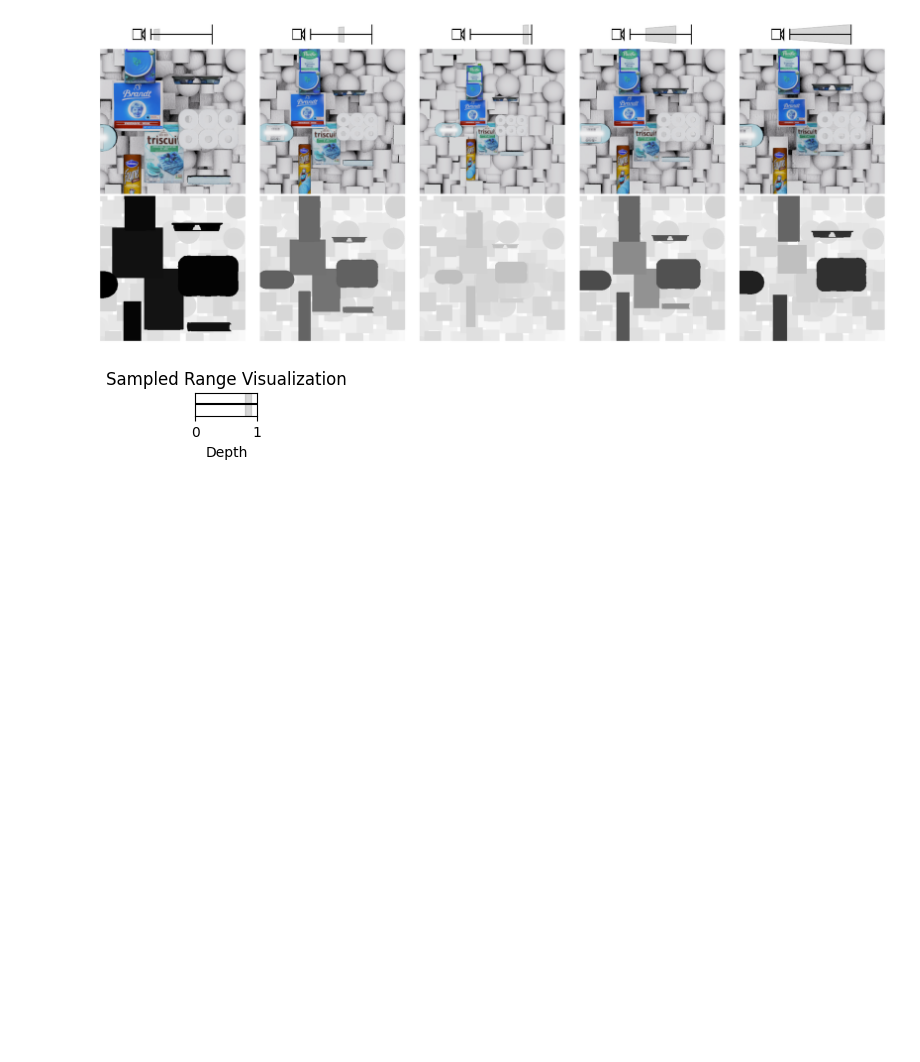
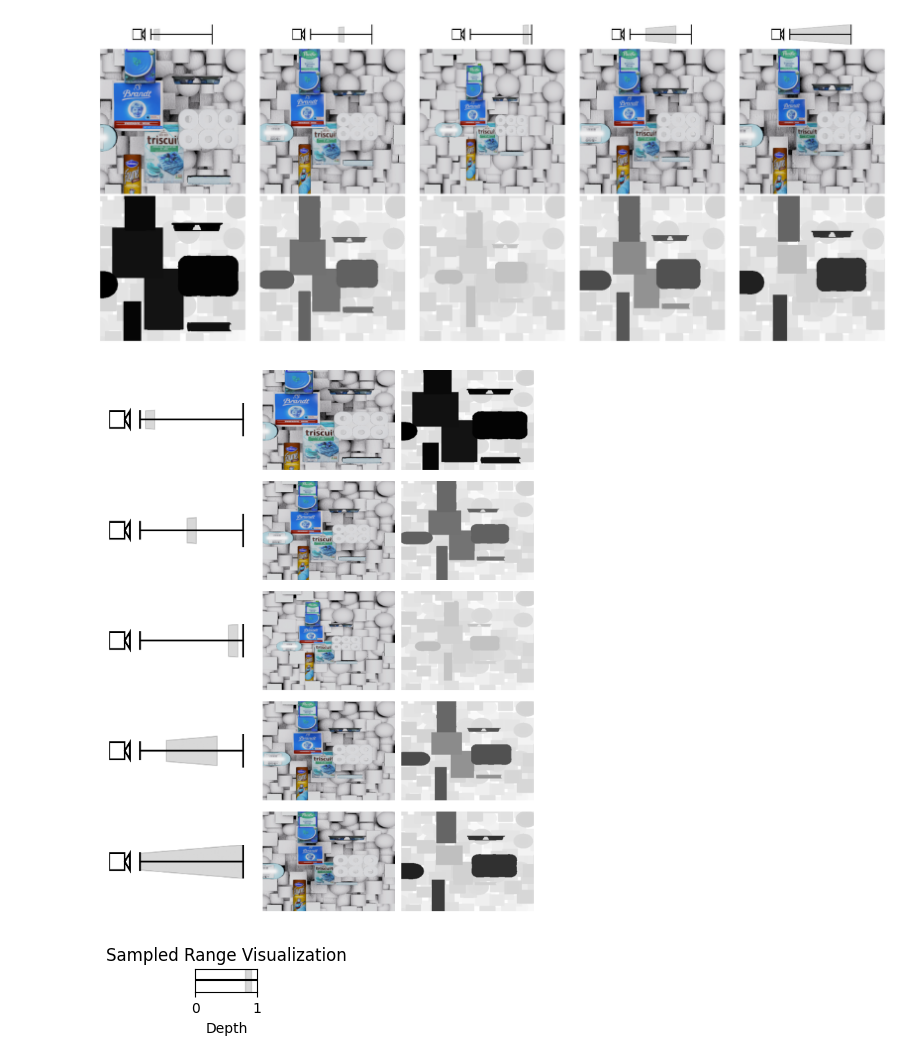
Before and after one commit to pascalbenschopTU/Testing-RGBD-segmentation, a Jupyter notebook: code/UsefullnessOfDepth/jupyter_notebooks/depth_analyzer.ipynb, the cells around one changed output. Saved outputs shown, nothing was run; the diff lists cells and outputs as text; code cells hidden in the pictures; blank space fills up the shorter version.

```diff
--- a/code/UsefullnessOfDepth/jupyter_notebooks/depth_analyzer.ipynb
+++ b/code/UsefullnessOfDepth/jupyter_notebooks/depth_analyzer.ipynb
@@ -177,6 +175,47 @@ plt.tight_layout()
 plt.show()
 # %% [output]
 [figure]
+# %%
+range_names = ['close', 'half', 'far', 'medium', 'full']
+fig, ax = plt.subplots(5, 3, figsize=(6, 8))  # Adjusted for 5 rows, 3 columns
+plt.rcParams.update({'font.size': 16})  # Increase font size
+for i, path in enumerate([spatial_close_path, spatial_half_path, spatial_far_path, spatial_medium_path, spatial_full_path]):
+    depth_image = cv2.imread(os.path.join(path, depth_folder, test_image), cv2.IMREAD_UNCHANGED)
+    rgb_image = cv2.imread(os.path.join(path, RGB_folder, test_image), cv2.IMREAD_UNCHANGED)
+
+    # Load the image for annotation
+    img = mpimg.imread(f'images/{range_names[i]}.png')
+
+    # Create an OffsetImage for annotation
+    imagebox = OffsetImage(img, zoom=0.3)
+
+    # Create AnnotationBbox to place the image on the plot
+    # Adjust the xycoords to place the annotation to the left of the images
+    ab = AnnotationBbox(imagebox, (0.4, 0.5), frameon=False, xycoords='axes fraction', boxcoords="axes fraction")
+
+    # Resize rgb_image
+    rgb_image = cv2.resize(rgb_image, (400, 300))
+    depth_image = cv2.resize(depth_image, (400, 300))
+
+    # Add the AnnotationBbox to the subplot for annotations
+    ax[i, 0].add_artist(ab)
+    ax[i, 0].axis("off")
+
+    ax[i, 1].imshow(rgb_image)  # RGB image in the second column
+    ax[i, 1].axis("off")
+
+    ax[i, 2].imshow(depth_image, cmap="gray", vmin=0, vmax=255)  # Depth image in the third column
+    ax[i, 2].axis("off")
+
+plt.subplots_adjust(left=0.01,
+                    bottom=0.01,
+                    right=0.99,
+                    top=0.99,
+                    wspace=0.05,
+                    hspace=0.05)
+plt.show()
+# %% [output]
+[figure, added]
 # %%
 import matplotlib.pyplot as plt
 
```
Also changed, not shown: parts of 1 cell of this notebook, 18 other files.
